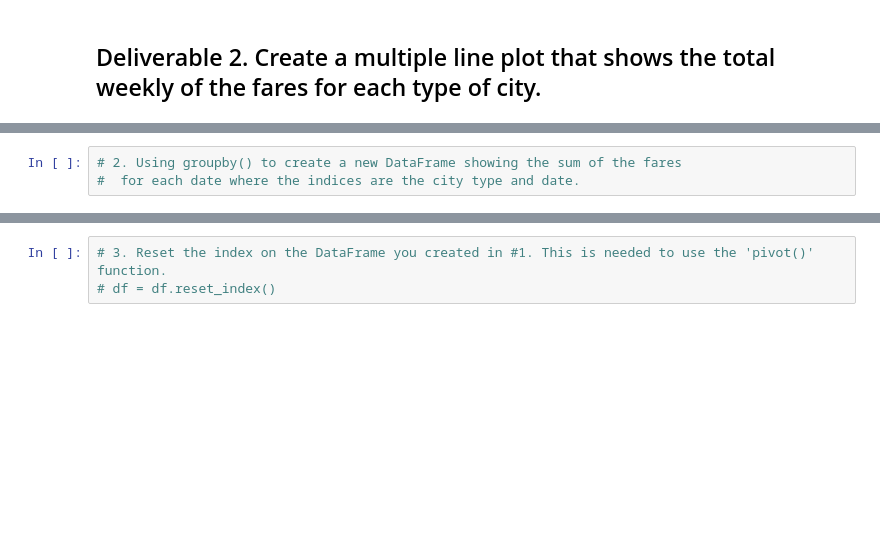
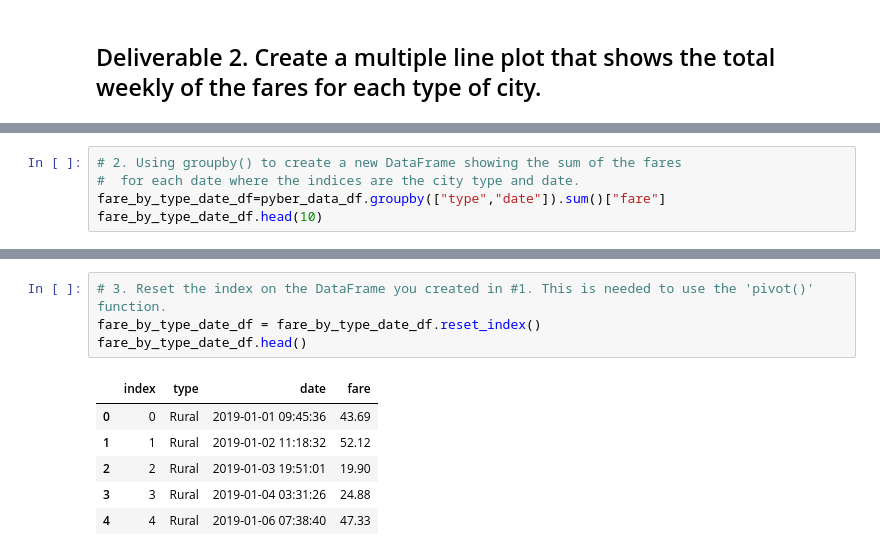
Before and after one commit to gram89/PyBer_Analysis, a Jupyter notebook: PyBer_Challenge.ipynb, the cells around one changed output, grey strips where cells are left out. Drawn from its saved outputs; the diff is of its cells as text; blank space fills up the shorter version.

```diff
--- a/PyBer_Challenge.ipynb
+++ b/PyBer_Challenge.ipynb
@@ -132,3 +145,5 @@ pyber_summary_df
 # %%
 # 2. Using groupby() to create a new DataFrame showing the sum of the fares
 #  for each date where the indices are the city type and date.
+fare_by_type_date_df=pyber_data_df.groupby(["type","date"]).sum()["fare"]
+fare_by_type_date_df.head(10)
@@ -135,6 +163,14 @@ pyber_summary_df
 # %%
 # 3. Reset the index on the DataFrame you created in #1. This is needed to use the 'pivot()' function.
-# df = df.reset_index()
+fare_by_type_date_df = fare_by_type_date_df.reset_index()
+fare_by_type_date_df.head()
+# %% [output]
+|  | index | type | date | fare |
+| 0 | 0 | Rural | 2019-01-01 09:45:36 | 43.69 |
+| 1 | 1 | Rural | 2019-01-02 11:18:32 | 52.12 |
+| 2 | 2 | Rural | 2019-01-03 19:51:01 | 19.90 |
+| 3 | 3 | Rural | 2019-01-04 03:31:26 | 24.88 |
+| 4 | 4 | Rural | 2019-01-06 07:38:40 | 47.33 |
 # %%
 # 4. Create a pivot table with the 'date' as the index, the columns ='type', and values='fare'
 # to get the total fares for each type of city by the date.
```
Also changed, not shown: parts of 8 cells of this notebook, 1 other file.
